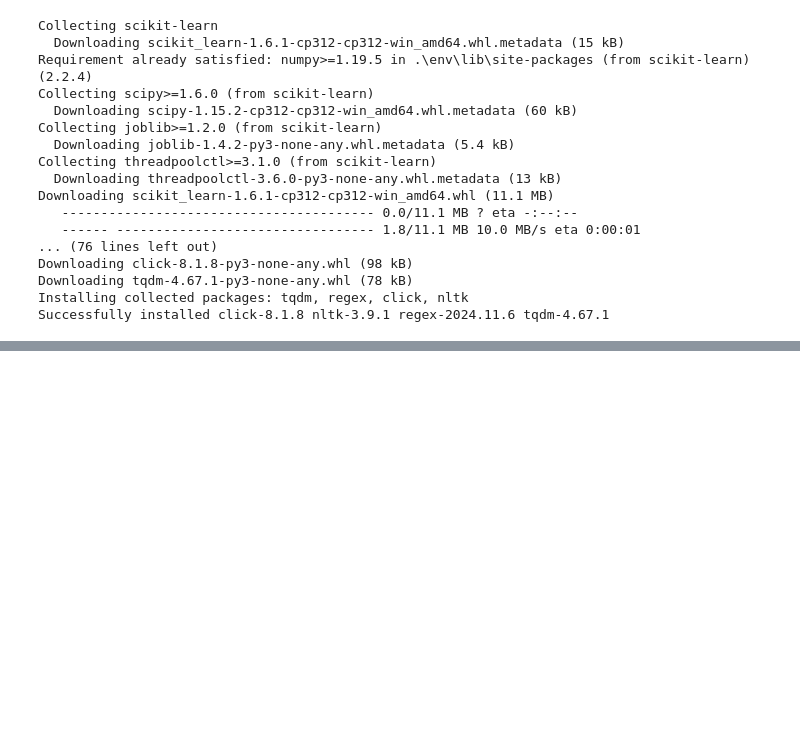
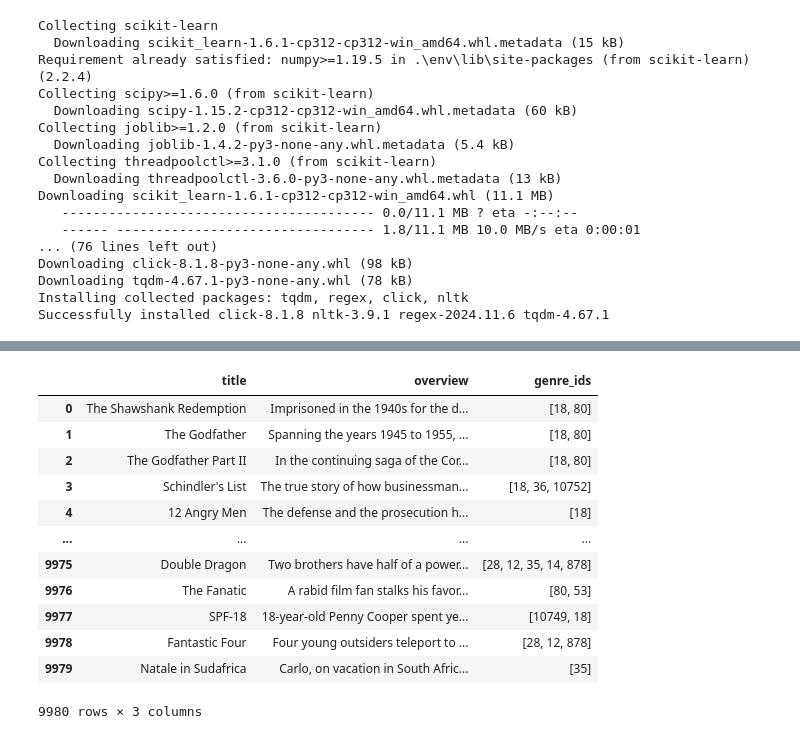
Before and after one commit to PR7175Z/NLP_Practice, a Jupyter notebook: moviegenreclassification/model.ipynb, the cells around one changed output, grey strips where cells are left out. Cells and saved outputs as stored; diff of their text form; code cells hidden in the pictures; blank space fills up the shorter version.

```diff
--- a/moviegenreclassification/model.ipynb
+++ b/moviegenreclassification/model.ipynb
@@ -94,0 +125,16 @@ Successfully installed click-8.1.8 nltk-3.9.1 regex-2024.11.6 tqdm-4.67.1
+# %%
+dataset
+# %% [output]
+|  | title | overview | genre_ids |
+| 0 | The Shawshank Redemption | Imprisoned in the 1940s for the d... | [18, 80] |
+| 1 | The Godfather | Spanning the years 1945 to 1955, ... | [18, 80] |
+| 2 | The Godfather Part II | In the continuing saga of the Cor... | [18, 80] |
+| 3 | Schindler's List | The true story of how businessman... | [18, 36, 10752] |
+| 4 | 12 Angry Men | The defense and the prosecution h... | [18] |
+| ... | ... | ... | ... |
+| 9975 | Double Dragon | Two brothers have half of a power... | [28, 12, 35, 14, 878] |
+| 9976 | The Fanatic | A rabid film fan stalks his favor... | [80, 53] |
+| 9977 | SPF-18 | 18-year-old Penny Cooper spent ye... | [10749, 18] |
+| 9978 | Fantastic Four | Four young outsiders teleport to ... | [28, 12, 878] |
+| 9979 | Natale in Sudafrica | Carlo, on vacation in South Afric... | [35] |
+9980 rows × 3 columns
```
Also changed, not shown: parts of 12 cells of this notebook.
